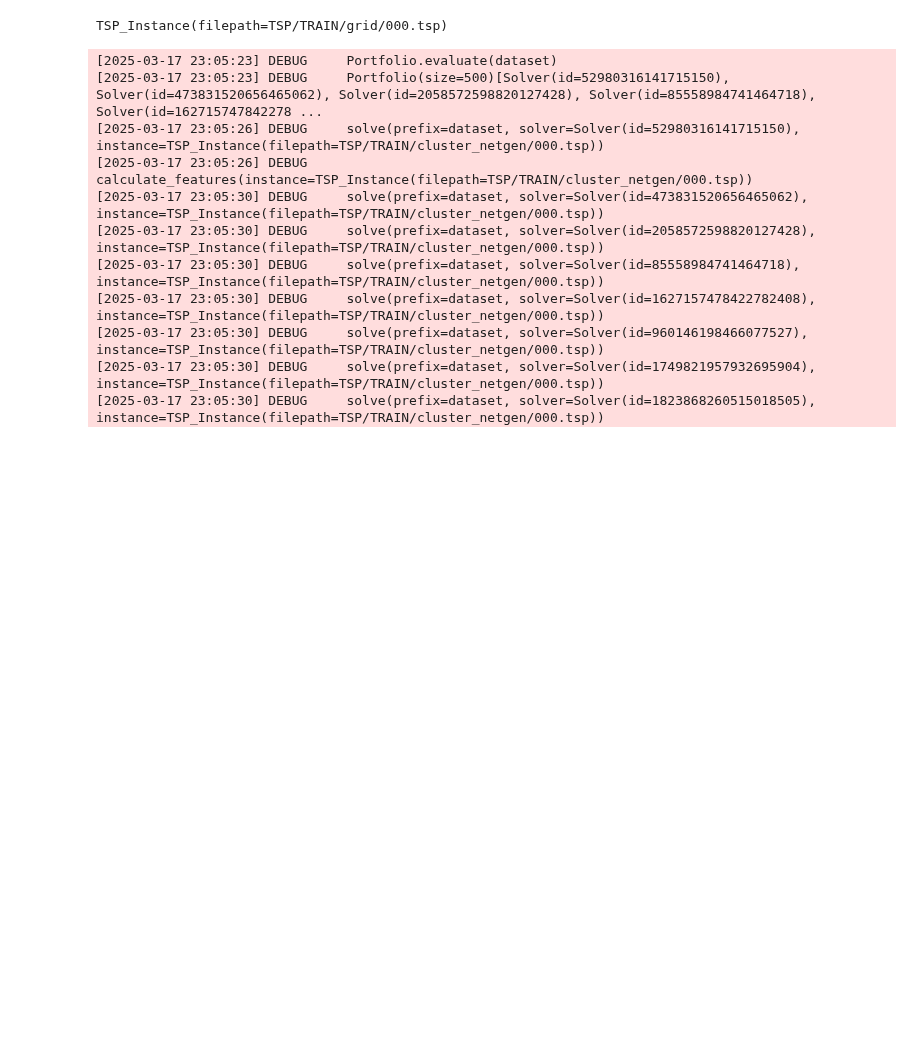
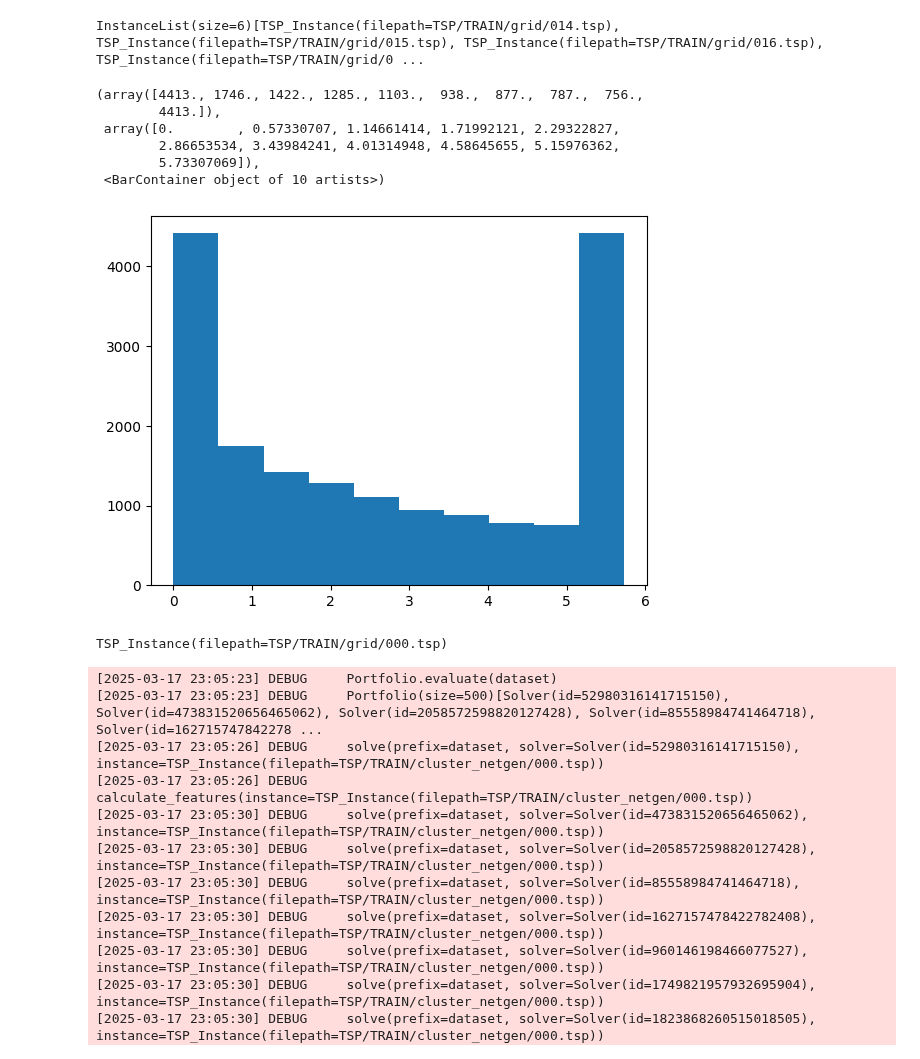
Before and after one commit to zakrzewow/raw-algorithm-portfolios, a Jupyter notebook: test.ipynb, the cells around one changed output. Cells and saved outputs as stored; diff of their text form; code cells hidden in the pictures; blank space fills up the shorter version.

```diff
--- a/test.ipynb
+++ b/test.ipynb
@@ -10,6 +10,42 @@ from src.instance.InstanceList import InstanceList
 from src.instance.TSP_Instance import TSP_from_index_file
 from src.solver.Portfolio import Portfolio
 from src.solver.TSP_LKH_Solver import TSP_LKH_Solver
+# %%
+generator_to_i = {
+    "cluster_netgen": 0,
+    "comperssion": 200,
+    "expansion": 400,
+    "explosion": 600,
+    "grid": 800,
+}
+i = generator_to_i["grid"]
+
+instances = TSP_from_index_file(
+    filepath=DATA_DIR / "TSP" / "TRAIN" / "index.json",
+    max_cost=3000.0,
+    max_time=300.0,
+)
+instances = instances[i + 14 : i + 20]
+instances
+# %% [output]
+InstanceList(size=6)[TSP_Instance(filepath=TSP/TRAIN/grid/014.tsp), TSP_Instance(filepath=TSP/TRAIN/grid/015.tsp), TSP_Instance(filepath=TSP/TRAIN/grid/016.tsp), TSP_Instance(filepath=TSP/TRAIN/grid/0 ...
+# %%
+db = DB(DATABASE_DIR / "run-phase1-dataset-993244.db")
+# %%
+results = pd.read_sql_query("SELECT * FROM results", db._conn)
+# %%
+import numpy as np
+import matplotlib.pyplot as plt
+
+plt.hist(np.log(results["time"] + 1))
+# %% [output]
+(array([4413., 1746., 1422., 1285., 1103.,  938.,  877.,  787.,  756.,
+        4413.]),
+ array([0.        , 0.57330707, 1.14661414, 1.71992121, 2.29322827,
+        2.86653534, 3.43984241, 4.01314948, 4.58645655, 5.15976362,
+        5.73307069]),
+ <BarContainer object of 10 artists>)
+[figure, added]
 # %%
 os.environ["generator"] = "grid"
 # %%
```
Also changed, not shown: 1 other file.
